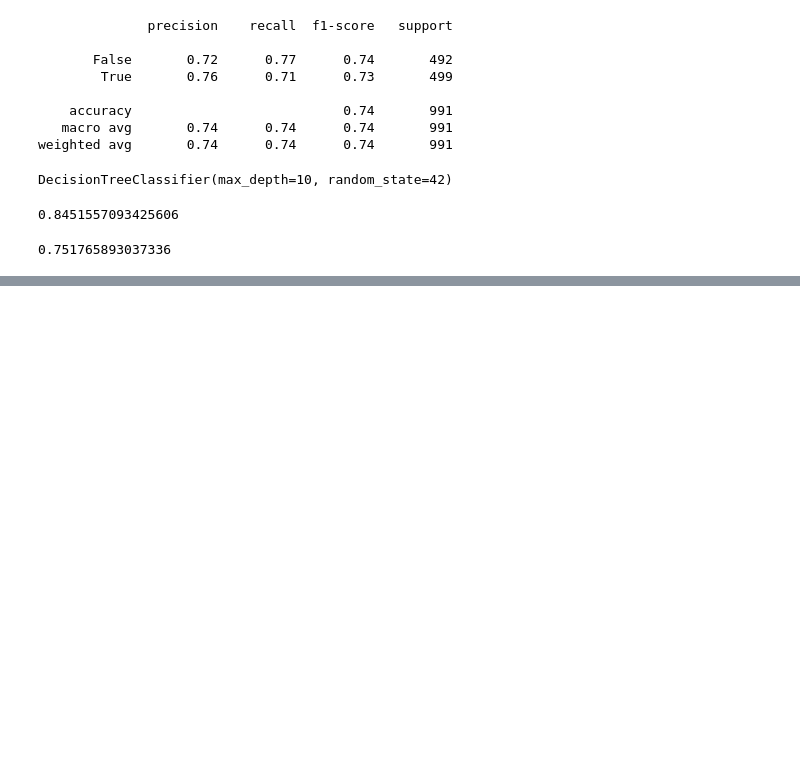
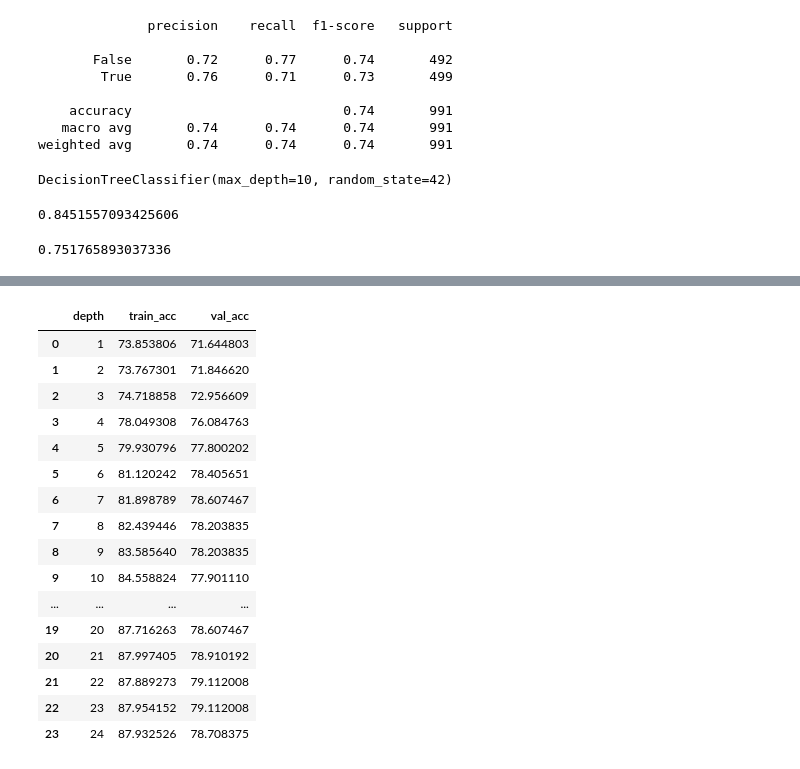
Before and after one commit to ihcrane/classification, a Jupyter notebook: decision-tree-lesson.ipynb, the cells around one changed output, grey strips where cells are left out. Cells and saved outputs as stored; diff of their text form; code cells hidden in the pictures; blank space fills up the shorter version.

```diff
--- a/decision-tree-lesson.ipynb
+++ b/decision-tree-lesson.ipynb
@@ -168,0 +184,4 @@ big_clf.score(x_val, y_val)
+# %%
+seed = 42
+
+rf = RandomForestClassifier(max_depth=3, random_state=42, max_samples=0.5)
@@ -168,0 +265,38 @@ big_clf.score(x_val, y_val)
+# %%
+train_acc = []
+val_acc = []
+depth = []
+
+for i in range(1, 25):
+    rf = RandomForestClassifier(n_estimators= 200,max_depth=i, random_state=seed, max_samples=.33)
+
+    rf.fit(X_train, y_train)
+    t_acc = (rf.score(X_train, y_train) * 100)
+    train_acc.append(t_acc)
+
+    v_acc = (rf.score(X_val, y_val) * 100)
+    val_acc.append(v_acc)
+
+    depth.append(i)
+
+
+acc = pd.DataFrame({'depth':depth, 'train_acc':train_acc, 'val_acc':val_acc})
+acc
+# %% [output]
+|  | depth | train_acc | val_acc |
+| 0 | 1 | 73.853806 | 71.644803 |
+| 1 | 2 | 73.767301 | 71.846620 |
+| 2 | 3 | 74.718858 | 72.956609 |
+| 3 | 4 | 78.049308 | 76.084763 |
+| 4 | 5 | 79.930796 | 77.800202 |
+| 5 | 6 | 81.120242 | 78.405651 |
+| 6 | 7 | 81.898789 | 78.607467 |
+| 7 | 8 | 82.439446 | 78.203835 |
+| 8 | 9 | 83.585640 | 78.203835 |
+| 9 | 10 | 84.558824 | 77.901110 |
+| ... | ... | ... | ... |
+| 19 | 20 | 87.716263 | 78.607467 |
+| 20 | 21 | 87.997405 | 78.910192 |
+| 21 | 22 | 87.889273 | 79.112008 |
+| 22 | 23 | 87.954152 | 79.112008 |
+| 23 | 24 | 87.932526 | 78.708375 |
```
Also changed, not shown: parts of 25 cells of this notebook, 1 other file.
